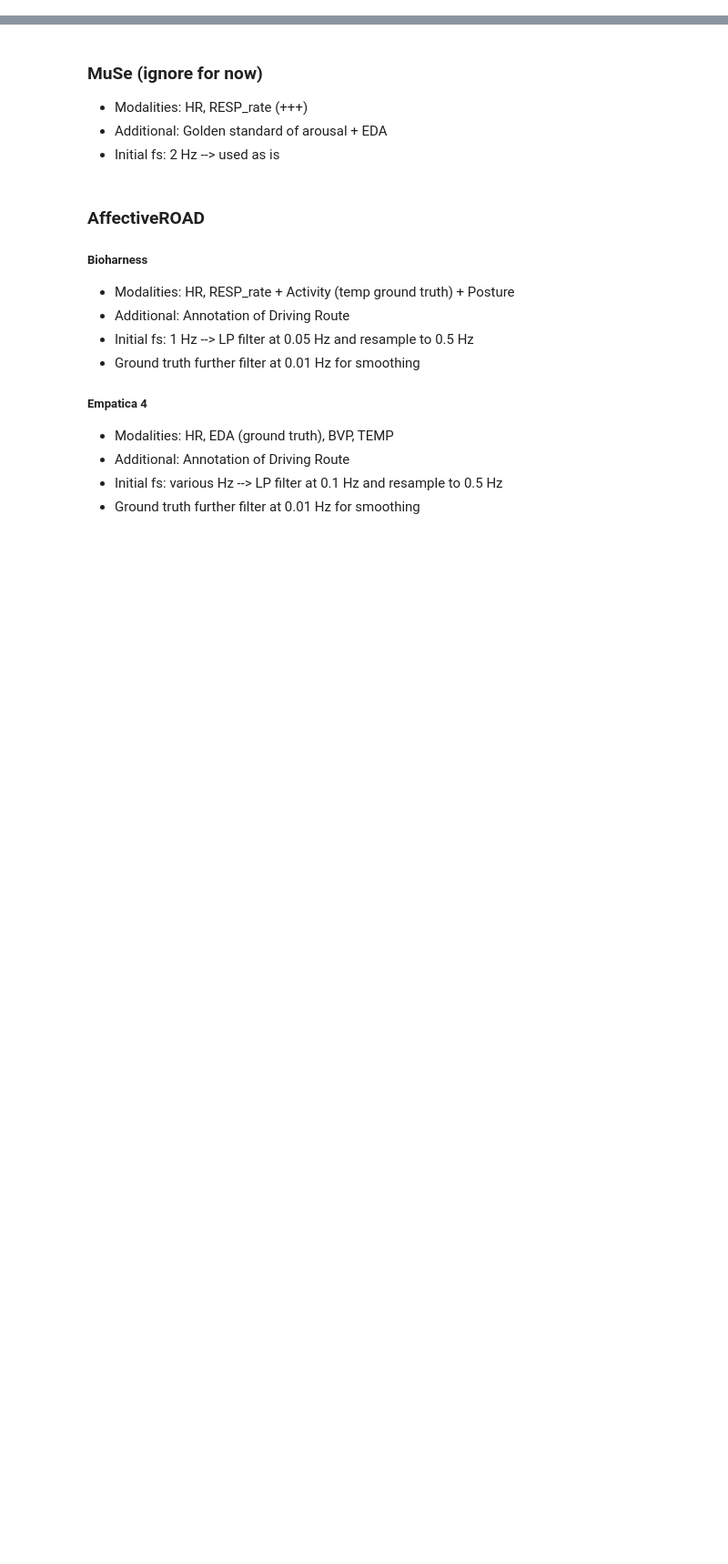
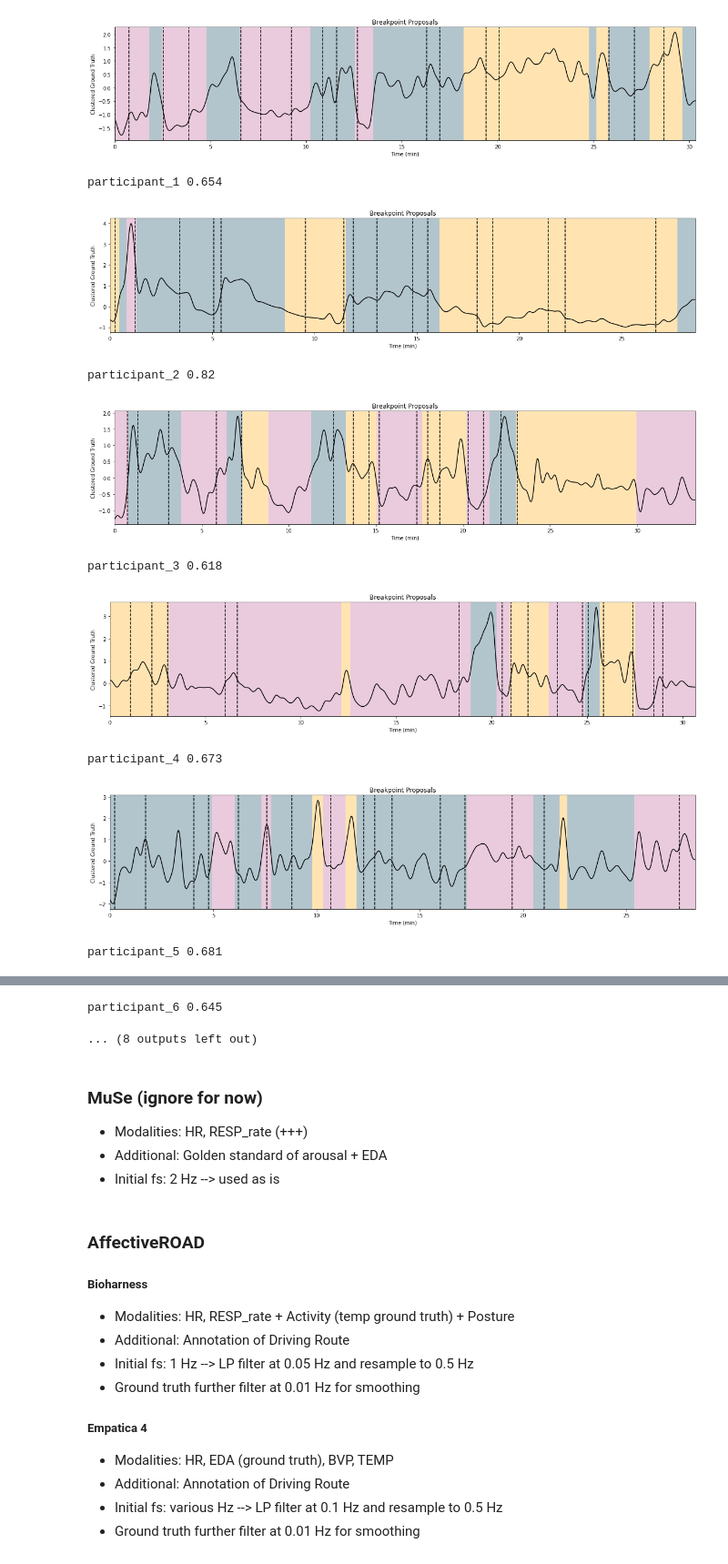
Before and after one commit to usc-sail/ggs_driving, a Jupyter notebook: exploratory.ipynb, the cells around one changed output, grey strips where cells are left out. Shown at 91% size. Saved outputs shown, nothing was run; the diff lists cells and outputs as text; code cells hidden in the pictures; blank space fills up the shorter version.

Commit message:
you can see plot style

```diff
--- a/exploratory.ipynb
+++ b/exploratory.ipynb
@@ -236,0 +5,40 @@ hrv
+# %%
+basepath = "/home/kavra/Datasets/"
+data, gt_data, names = load_dataset(
+    #basepath + "physionet.org/files/drivedb/1.0.0/",
+    basepath + "hcilab_driving_dataset/",
+    "HCIDriving",
+    0,
+    0.5,
+    "Fused",
+    ["HR"],
+)
+
+scores, compute_avg = dict(), list()
+for i in range(len(names)):
+    score = cluster_eval(
+        gt_data[i],
+        gt_bps=apply_ggs(gt_data[i], kmax=16, lmbda=15),
+        bps=apply_ggs(data[i].to_numpy(), kmax=16, lmbda=15),
+        n_clusters=3,
+        plot=True
+    )
+
+    compute_avg.append(score)
+    scores[names[i]] = np.around(score, 3)
+    print(names[i], scores[names[i]])
+
+scores["mean"] = np.around(np.mean(compute_avg), 3)
+scores["std"] = np.around(np.std(compute_avg), 3)
+print(scores)
+# %% [output]
+[figure, added]
+participant_1 0.654
+[figure, added]
+participant_2 0.82
+[figure, added]
+participant_3 0.618
+[figure, added]
+participant_4 0.673
+[figure, added]
+participant_5 0.681
@@ -237,3 +46,5 @@ hrv
+participant_6 0.645
+... (8 outputs left out)
 # %% [markdown]
 ### MuSe (ignore for now)
 
```
Also changed, not shown: parts of 10 cells of this notebook.
